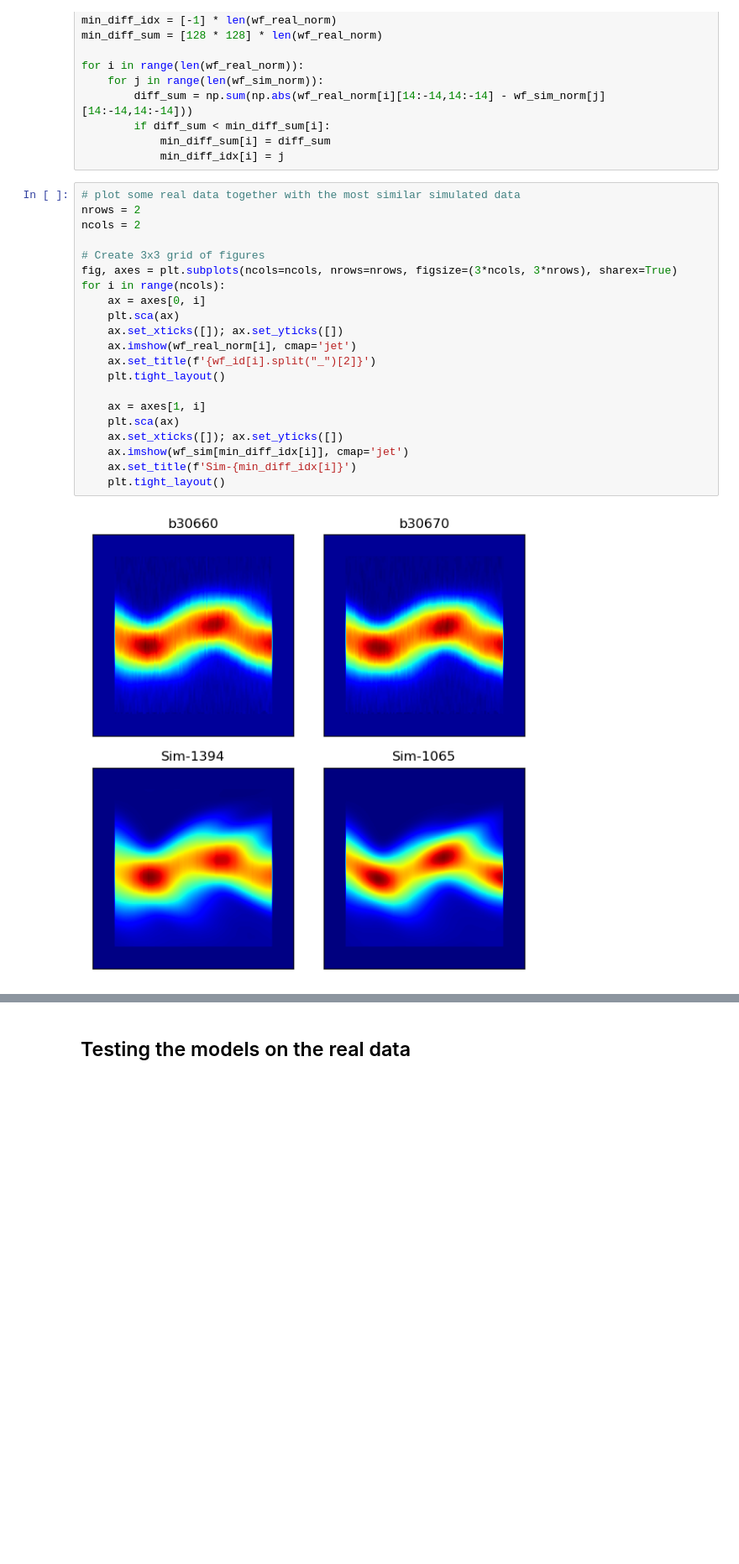
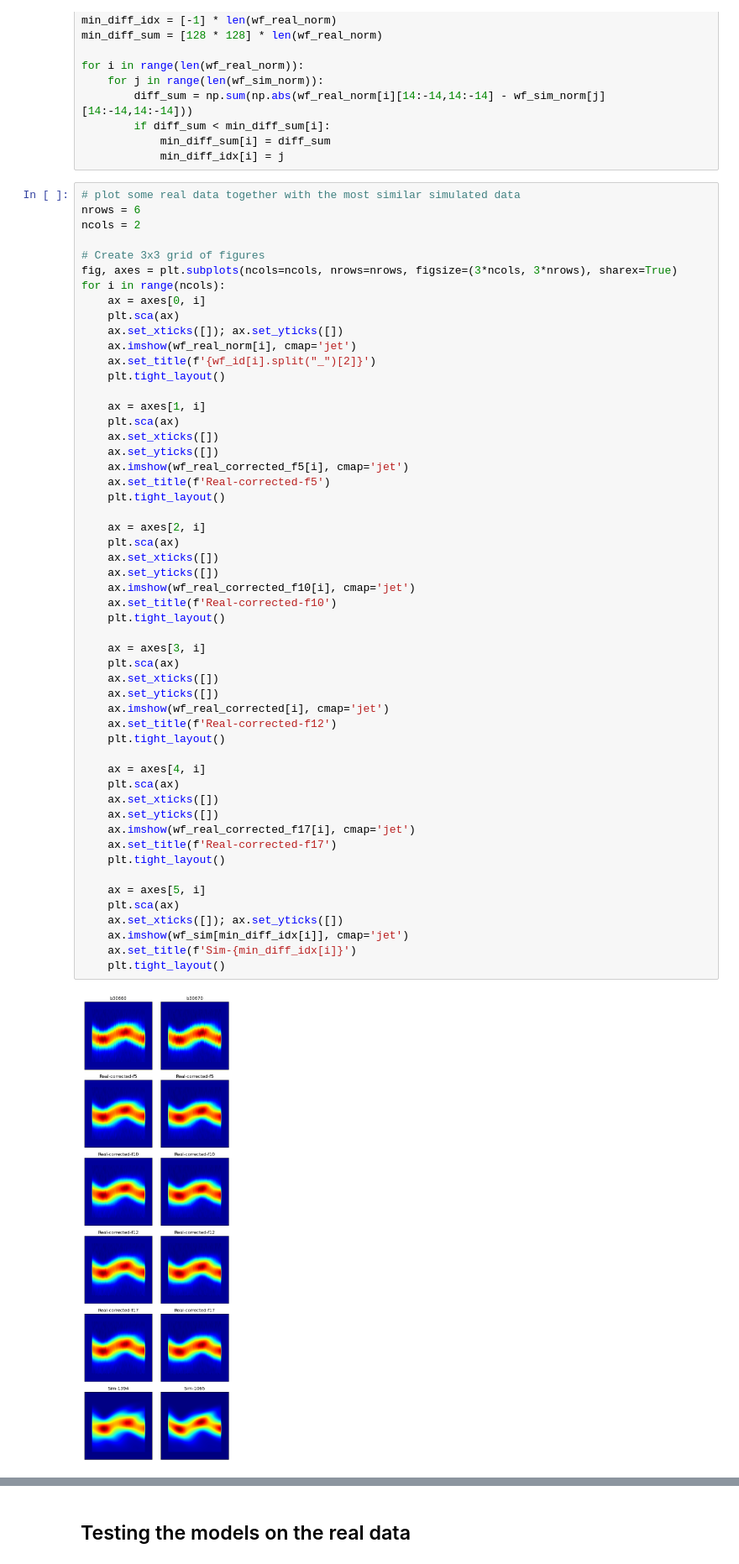
Before and after one commit to kiliakis/tomography_ML, a Jupyter notebook: add_jitter_to_synthetic_data.ipynb, the cells around one changed output, grey strips where cells are left out. Shown at 84% size. Cells and saved outputs as stored; diff of their text form; blank space fills up the shorter version.

```diff
--- a/add_jitter_to_synthetic_data.ipynb
+++ b/add_jitter_to_synthetic_data.ipynb
@@ -124,24 +146,56 @@ for i in range(len(wf_real_norm)):
             min_diff_idx[i] = j
 # %%
 # plot some real data together with the most similar simulated data
-nrows = 2
+nrows = 6
 ncols = 2
 
 # Create 3x3 grid of figures
 fig, axes = plt.subplots(ncols=ncols, nrows=nrows, figsize=(3*ncols, 3*nrows), sharex=True)
 for i in range(ncols):
     ax = axes[0, i]
     plt.sca(ax)
     ax.set_xticks([]); ax.set_yticks([])
     ax.imshow(wf_real_norm[i], cmap='jet')
     ax.set_title(f'{wf_id[i].split("_")[2]}')
     plt.tight_layout()
 
     ax = axes[1, i]
     plt.sca(ax)
+    ax.set_xticks([])
+    ax.set_yticks([])
+    ax.imshow(wf_real_corrected_f5[i], cmap='jet')
+    ax.set_title(f'Real-corrected-f5')
+    plt.tight_layout()
+
+    ax = axes[2, i]
+    plt.sca(ax)
+    ax.set_xticks([])
+    ax.set_yticks([])
+    ax.imshow(wf_real_corrected_f10[i], cmap='jet')
+    ax.set_title(f'Real-corrected-f10')
+    plt.tight_layout()
+
+    ax = axes[3, i]
+    plt.sca(ax)
+    ax.set_xticks([])
+    ax.set_yticks([])
+    ax.imshow(wf_real_corrected[i], cmap='jet')
+    ax.set_title(f'Real-corrected-f12')
+    plt.tight_layout()
+
+    ax = axes[4, i]
+    plt.sca(ax)
+    ax.set_xticks([])
+    ax.set_yticks([])
+    ax.imshow(wf_real_corrected_f17[i], cmap='jet')
+    ax.set_title(f'Real-corrected-f17')
+    plt.tight_layout()
+
+    ax = axes[5, i]
+    plt.sca(ax)
     ax.set_xticks([]); ax.set_yticks([])
     ax.imshow(wf_sim[min_diff_idx[i]], cmap='jet')
     ax.set_title(f'Sim-{min_diff_idx[i]}')
     plt.tight_layout()
 # %% [output]
-[figure, old version]
+[figure, new version]
```
Also changed, not shown: parts of 5 cells of this notebook, 8 other files.
